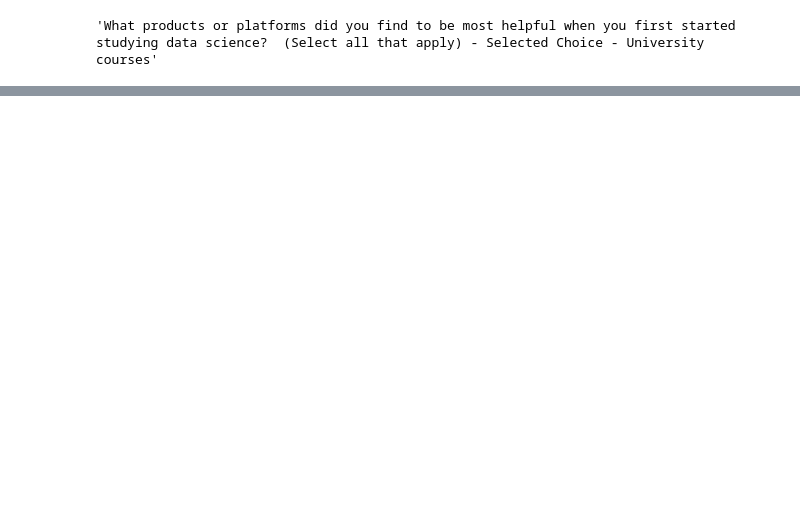
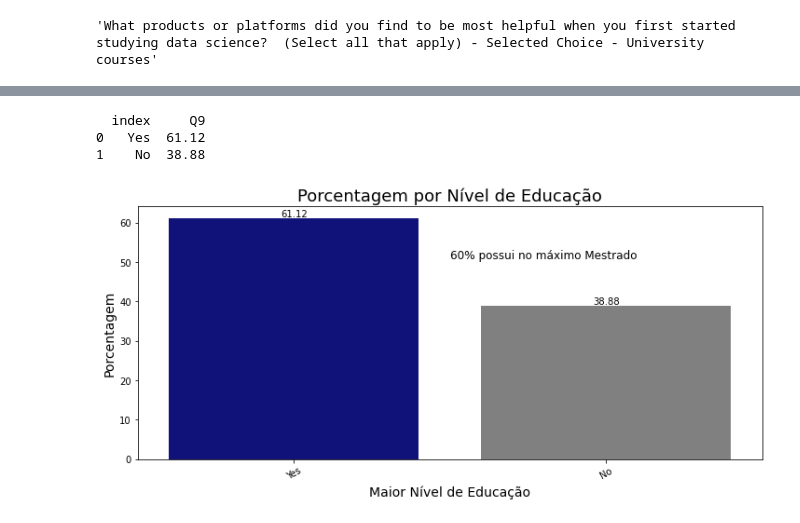
Before and after one commit to KaueAbbe/Tornando_Cientista_de_Dados, a Jupyter notebook: ProjetoDS1.ipynb, the cells around one changed output, grey strips where cells are left out. Saved outputs shown, nothing was run; the diff lists cells and outputs as text; code cells hidden in the pictures; blank space fills up the shorter version.

```diff
--- a/ProjetoDS1.ipynb
+++ b/ProjetoDS1.ipynb
@@ -456,0 +445,10 @@ data_warehouse
+# %%
+Q9 = pd.DataFrame(dadosB["Q9"].value_counts(
+    normalize = True)*100).round(2).sort_values(by = "Q9",ascending=False)
+graf(Q9, 1,[0.5, 50.85,'60% possui no máximo Mestrado'],'Maior Nível de Educação','Porcentagem',
+     'Porcentagem por Nível de Educação','Q9','publicacao.png')
+# %% [output]
+  index     Q9
+0   Yes  61.12
+1    No  38.88
+[figure, added]
```
Also changed, not shown: parts of 27 cells of this notebook.
